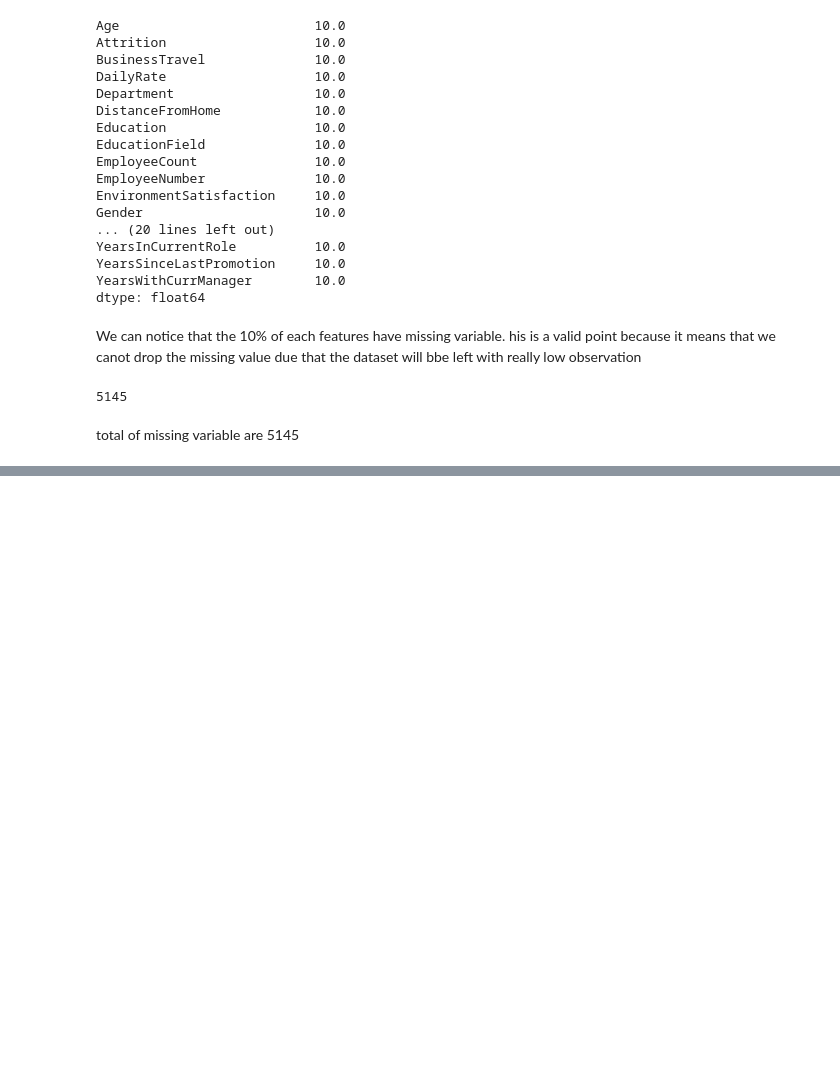
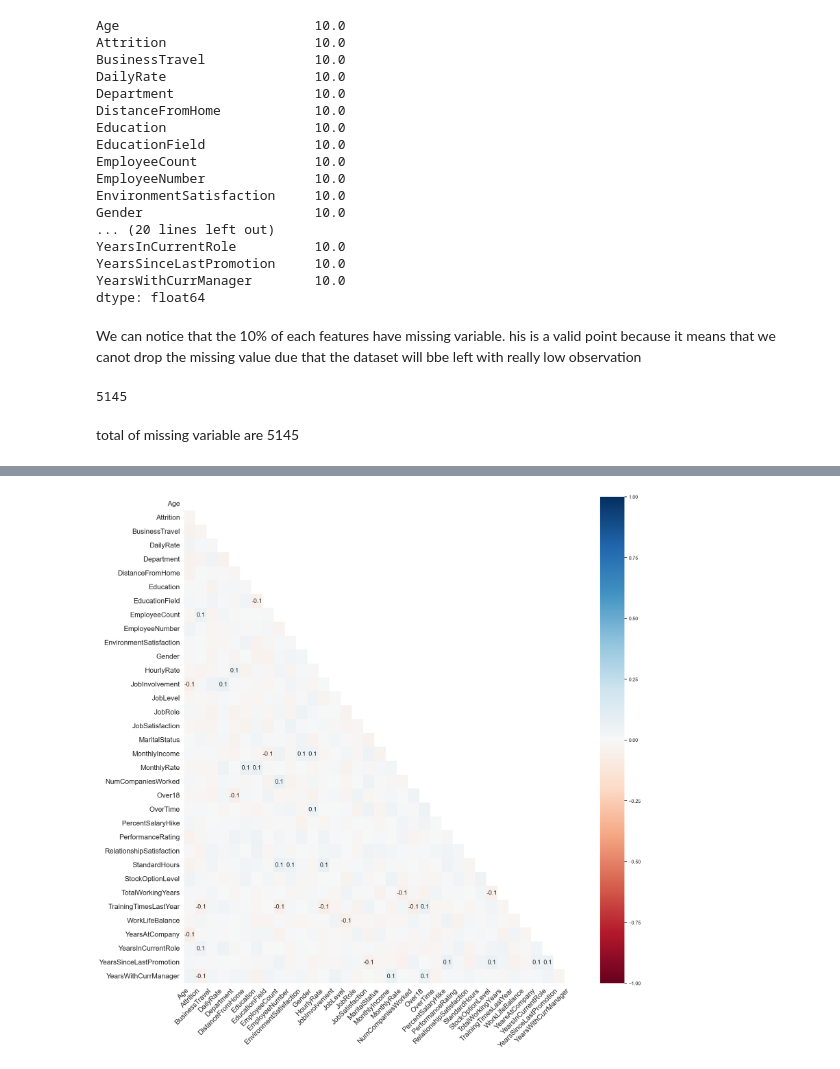
Before and after one commit to Sba23037/CristinaPriolo_Sba23037_Lvl8_CA2_Integrated, a Jupyter notebook: CristinaPriolo_Sba23037_Lvl8_CA2_Integrated.ipynb, the cells around one changed output, grey strips where cells are left out. Drawn from its saved outputs; the diff is of its cells as text; code cells hidden in the pictures; blank space fills up the shorter version.

```diff
--- a/CristinaPriolo_Sba23037_Lvl8_CA2_Integrated.ipynb
+++ b/CristinaPriolo_Sba23037_Lvl8_CA2_Integrated.ipynb
@@ -128,0 +156,4 @@ Visualization of
+# %%
+ax = msno.heatmap(dataset, figsize=(20, 20))
+# %% [output]
+[figure, added]
```
Also changed, not shown: parts of 23 cells of this notebook.
